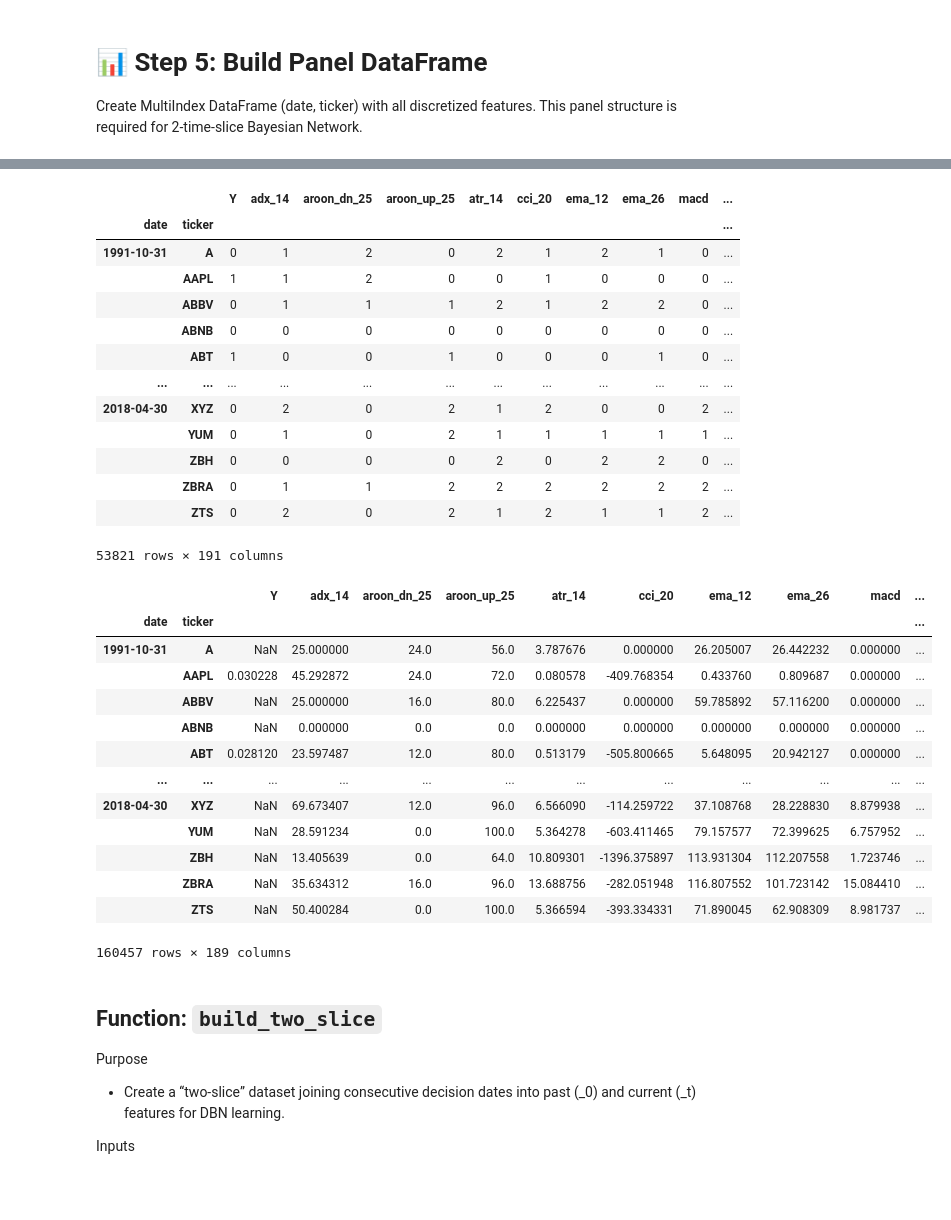
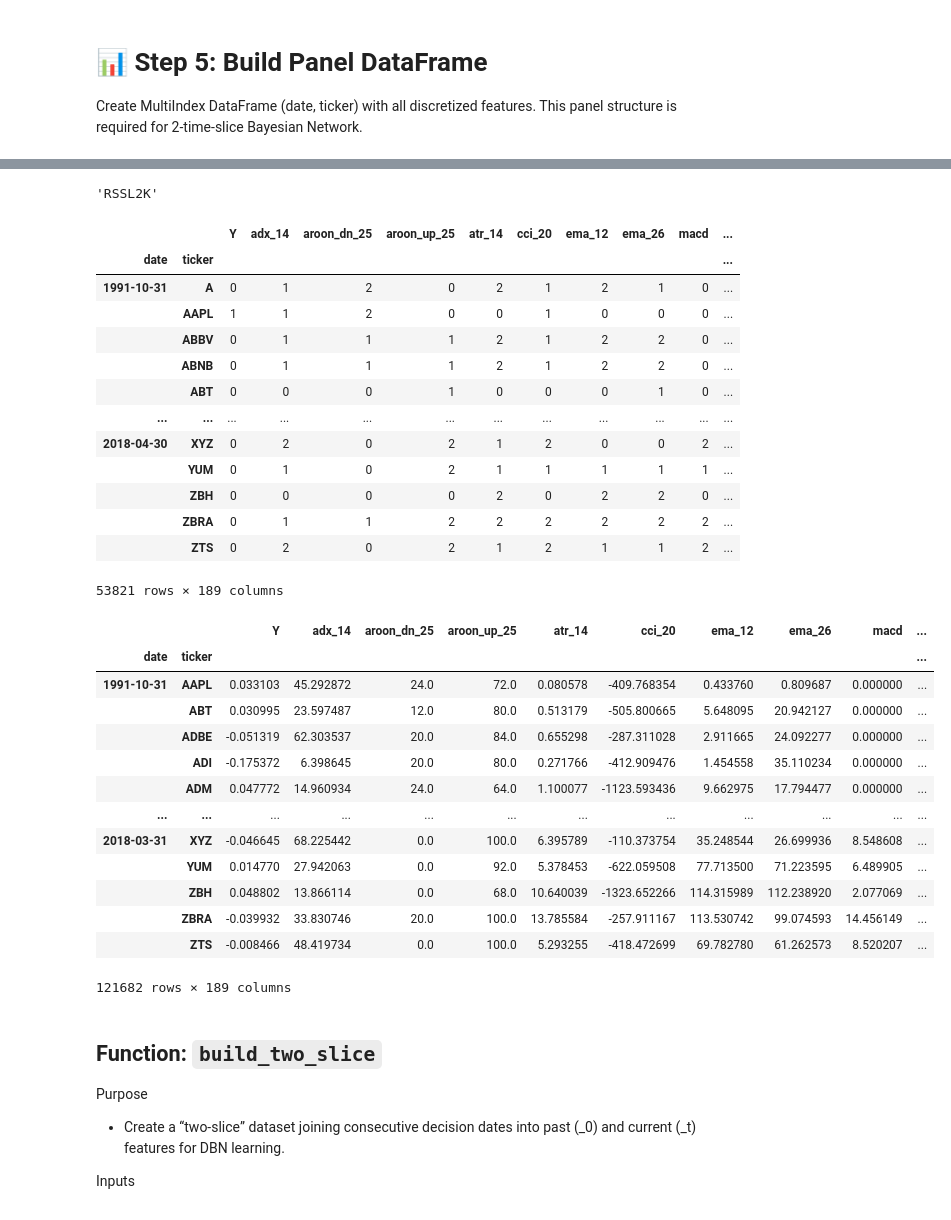
Before and after one commit to dipanshusharma2001/MScFE_WQU_Capstone_Project, a Jupyter notebook: notebooks/ID_for_investing_full.ipynb, the cells around one changed output, grey strips where cells are left out. Cells and saved outputs as stored; diff of their text form; code cells hidden in the pictures.

```diff
--- a/notebooks/ID_for_investing_full.ipynb
+++ b/notebooks/ID_for_investing_full.ipynb
@@ -408,11 +423,6 @@ macro_df_disc = macro_df_disc.fillna(method='ffill').fillna(method='bfill').drop
 macro_df.rename(columns={"SP500": "SPX"}, inplace=True)
 macro_df_disc.rename(columns={"SP500": "SPX"}, inplace=True)
 
-# factor_cols = [col for col in macro_df.columns if col != 'SPX']
-# variability = macro_df[factor_cols].nunique() > 1
-# varying_factors = [col for col in factor_cols if variability[col]]
-# macro_df = macro_df[['SPX'] + varying_factors]
-# macro_df_disc = macro_df_disc[['SPX'] + varying_factors]  # Apply same filter to discretized data
 
 # loading the adjusted close prices of S&P 500
 prices_df = pd.read_parquet(path_data + 'sp500_prices_wide.parquet')
@@ -446,7 +456,7 @@ prices_m = prices_m.loc[usable_idx]
 # STEP 3: Strategic post-alignment handling of remaining NaNs
 # MEDIAN-fill for macro (better than 0 for indicators like VIX)
 # Only fill columns that are truly missing (not discretized bins!)
-continuous_macro_cols = [col for col in macro_df.columns if col not in ['SPX']]
+continuous_macro_cols = [col for col in macro_df.columns if col not in ['SPX', 'RSSL2K']]
 for col in continuous_macro_cols:
     if macro_df[col].isna().any():
         median_val = macro_df[col].median()
@@ -544,7 +559,7 @@ Procedure
 # --- PARAMETERS (tune later) ---
 M   = 3     # rebalancing frequency in months
 FWD = 3     # evaluation horizon in months (often FWD=M)
-
+BENCHMARK = 'RSSL2K'  # benchmark for computing forward returns 'SPX' or 'RSSL2K'
 
 
 
@@ -678,19 +693,18 @@ px = prices_train.sort_index()
 fwd_px = compute_forward_returns(px, decisions, FWD, max_return_log=0.693)
 # fwd_px = np.log(px.shift(-FWD) / px).loc[decisions]  # (dates × tickers)
 
-# Forward SPX log-return from df1['SPX']
-spx = macro_train['SPX'].sort_index()
-fwd_spx = compute_forward_returns(spx.to_frame(), decisions, FWD, max_return_log=0.693)
-# fwd_spx = np.log(spx.shift(-FWD) / spx).loc[decisions]  # (dates, )
+# Forward BENCHMARK log-return from df1[BENCHMARK]
+bench = macro_train[BENCHMARK].sort_index()
+fwd_bench = compute_forward_returns(bench.to_frame(), decisions, FWD, max_return_log=0.693)
 
 # Keep only dates where both are available
-valid_dec = fwd_spx.dropna().index.intersection(fwd_px.dropna(how='all').index)
+valid_dec = fwd_bench.dropna().index.intersection(fwd_px.dropna(how='all').index)
 fwd_px  = fwd_px.loc[valid_dec]
-fwd_spx = fwd_spx.loc[valid_dec]
+fwd_bench = fwd_bench.loc[valid_dec]
 
 print("Decision count:", len(decisions), "| Valid decisions:", len(valid_dec))
 print("valid_dec span:", valid_dec.min().date(), "→", valid_dec.max().date())
-print("fwd_px shape:", fwd_px.shape, "| fwd_spx shape:", fwd_spx.shape)
+print("fwd_px shape:", fwd_px.shape, "| fwd_bench shape:", fwd_bench.shape)
 print("Sample valid_dec (first 5):", list(valid_dec[:5].date))
 # %% [output]
 Decision count: 106 | Valid decisions: 106
@@ -1105,3 +1240,7 @@ def build_panel(cont_factor_df, prices_df, indicators_dict, FWD=1,
+# %%
+BENCHMARK
+# %% [output]
+'RSSL2K'
 # %%
 panel, valid_dec = build_panel(
     cont_factor_df=macro_train,        # continuous (discretized internally)
@@ -1109,7 +1248,8 @@ panel, valid_dec = build_panel(
     indicators_dict=train_indicators_disc,  # already discretized
     FWD=FWD,
     macro_disc_df=macro_disc_train,
-    filter_decisions=True
+    filter_decisions=True,
+    benchmark=BENCHMARK
 )
 
 panel
@@ -1119,41 +1259,42 @@ panel
 | 1991-10-31 | A | 0 | 1 | 2 | 0 | 2 | 1 | 2 | 1 | 0 | ... |
 |  | AAPL | 1 | 1 | 2 | 0 | 0 | 1 | 0 | 0 | 0 | ... |
 |  | ABBV | 0 | 1 | 1 | 1 | 2 | 1 | 2 | 2 | 0 | ... |
-|  | ABNB | 0 | 0 | 0 | 0 | 0 | 0 | 0 | 0 | 0 | ... |
-|  | ABT | 1 | 0 | 0 | 1 | 0 | 0 | 0 | 1 | 0 | ... |
+|  | ABNB | 0 | 1 | 1 | 1 | 2 | 1 | 2 | 2 | 0 | ... |
+|  | ABT | 0 | 0 | 0 | 1 | 0 | 0 | 0 | 1 | 0 | ... |
 | ... | ... | ... | ... | ... | ... | ... | ... | ... | ... | ... | ... |
 | 2018-04-30 | XYZ | 0 | 2 | 0 | 2 | 1 | 2 | 0 | 0 | 2 | ... |
 |  | YUM | 0 | 1 | 0 | 2 | 1 | 1 | 1 | 1 | 1 | ... |
 |  | ZBH | 0 | 0 | 0 | 0 | 2 | 0 | 2 | 2 | 0 | ... |
 |  | ZBRA | 0 | 1 | 1 | 2 | 2 | 2 | 2 | 2 | 2 | ... |
 |  | ZTS | 0 | 2 | 0 | 2 | 1 | 2 | 1 | 1 | 2 | ... |
-53821 rows × 191 columns
+53821 rows × 189 columns
 # %%
 panel_, valid_dec = build_panel(
     cont_factor_df=macro_train,        # continuous (discretized internally)
     prices_df=prices_df_train,
     indicators_dict=train_indicators,  # already discretized
     FWD=1,
     macro_disc_df=None,
-    filter_decisions=True
+    filter_decisions=True,
+    benchmark=BENCHMARK
 )
 
 panel_
 # %% [output]
 |  |  | Y | adx_14 | aroon_dn_25 | aroon_up_25 | atr_14 | cci_20 | ema_12 | ema_26 | macd | ... |
 | date | ticker |  |  |  |  |  |  |  |  |  | ... |
-| 1991-10-31 | A | NaN | 25.000000 | 24.0 | 56.0 | 3.787676 | 0.000000 | 26.205007 | 26.442232 | 0.000000 | ... |
-|  | AAPL | 0.030228 | 45.292872 | 24.0 | 72.0 | 0.080578 | -409.768354 | 0.433760 | 0.809687 | 0.000000 | ... |
-|  | ABBV | NaN | 25.000000 | 16.0 | 80.0 | 6.225437 | 0.000000 | 59.785892 | 57.116200 | 0.000000 | ... |
-|  | ABNB | NaN | 0.000000 | 0.0 | 0.0 | 0.000000 | 0.000000 | 0.000000 | 0.000000 | 0.000000 | ... |
-|  | ABT | 0.028120 | 23.597487 | 12.0 | 80.0 | 0.513179 | -505.800665 | 5.648095 | 20.942127 | 0.000000 | ... |
+| 1991-10-31 | AAPL | 0.033103 | 45.292872 | 24.0 | 72.0 | 0.080578 | -409.768354 | 0.433760 | 0.809687 | 0.000000 | ... |
+|  | ABT | 0.030995 | 23.597487 | 12.0 | 80.0 | 0.513179 | -505.800665 | 5.648095 | 20.942127 | 0.000000 | ... |
+|  | ADBE | -0.051319 | 62.303537 | 20.0 | 84.0 | 0.655298 | -287.311028 | 2.911665 | 24.092277 | 0.000000 | ... |
+|  | ADI | -0.175372 | 6.398645 | 20.0 | 80.0 | 0.271766 | -412.909476 | 1.454558 | 35.110234 | 0.000000 | ... |
+|  | ADM | 0.047772 | 14.960934 | 24.0 | 64.0 | 1.100077 | -1123.593436 | 9.662975 | 17.794477 | 0.000000 | ... |
 | ... | ... | ... | ... | ... | ... | ... | ... | ... | ... | ... | ... |
-| 2018-04-30 | XYZ | NaN | 69.673407 | 12.0 | 96.0 | 6.566090 | -114.259722 | 37.108768 | 28.228830 | 8.879938 | ... |
-|  | YUM | NaN | 28.591234 | 0.0 | 100.0 | 5.364278 | -603.411465 | 79.157577 | 72.399625 | 6.757952 | ... |
-|  | ZBH | NaN | 13.405639 | 0.0 | 64.0 | 10.809301 | -1396.375897 | 113.931304 | 112.207558 | 1.723746 | ... |
-|  | ZBRA | NaN | 35.634312 | 16.0 | 96.0 | 13.688756 | -282.051948 | 116.807552 | 101.723142 | 15.084410 | ... |
-|  | ZTS | NaN | 50.400284 | 0.0 | 100.0 | 5.366594 | -393.334331 | 71.890045 | 62.908309 | 8.981737 | ... |
+| 2018-03-31 | XYZ | -0.046645 | 68.225442 | 0.0 | 100.0 | 6.395789 | -110.373754 | 35.248544 | 26.699936 | 8.548608 | ... |
+|  | YUM | 0.014770 | 27.942063 | 0.0 | 92.0 | 5.378453 | -622.059508 | 77.713500 | 71.223595 | 6.489905 | ... |
+|  | ZBH | 0.048802 | 13.866114 | 0.0 | 68.0 | 10.640039 | -1323.652266 | 114.315989 | 112.238920 | 2.077069 | ... |
+|  | ZBRA | -0.039932 | 33.830746 | 20.0 | 100.0 | 13.785584 | -257.911167 | 113.530742 | 99.074593 | 14.456149 | ... |
+|  | ZTS | -0.008466 | 48.419734 | 0.0 | 100.0 | 5.293255 | -418.472699 | 69.782780 | 61.262573 | 8.520207 | ... |
-160457 rows × 189 columns
+121682 rows × 189 columns
 # %% [markdown]
 ## Function: `build_two_slice`
 
```
Also changed, not shown: parts of 34 cells of this notebook.
